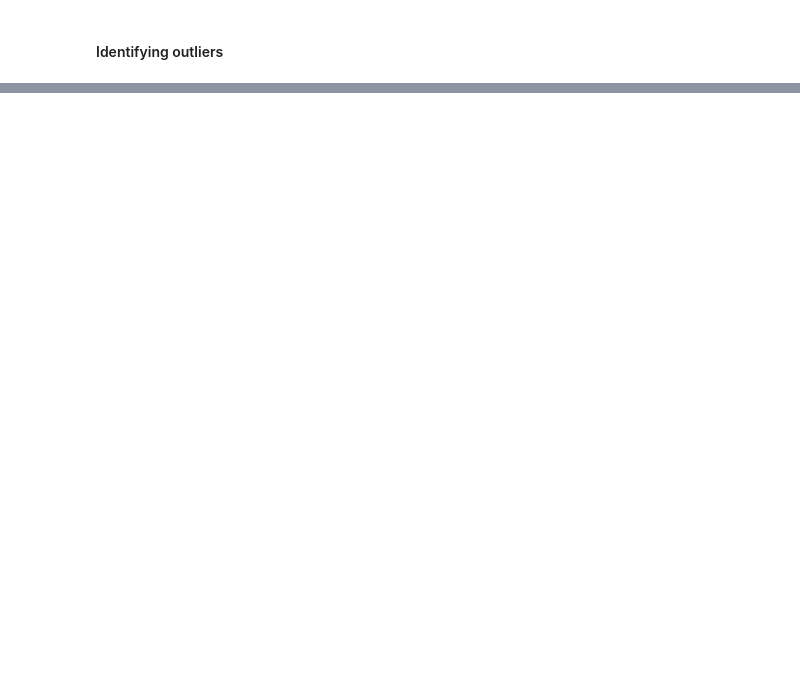
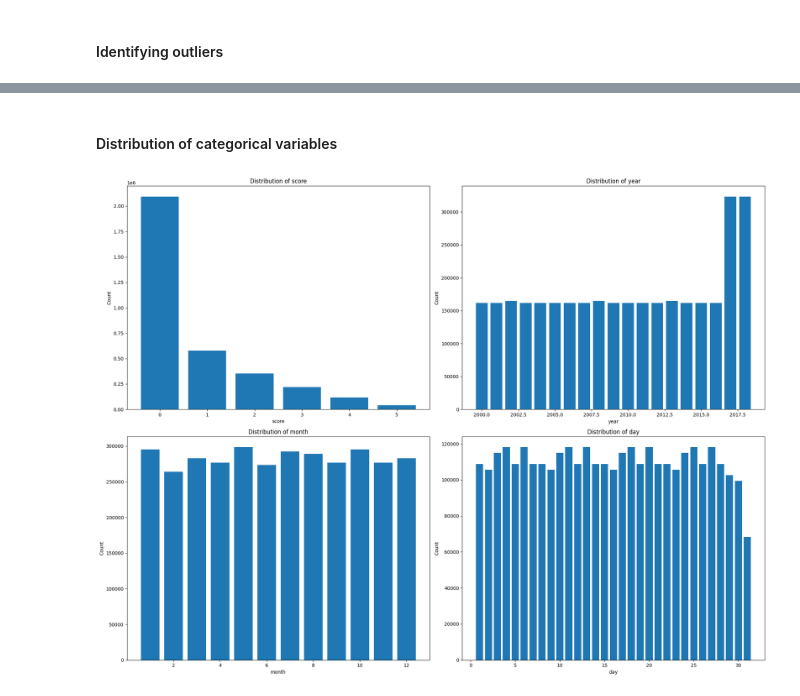
Before and after one commit to SantiagoEnriqueGA/drought_prediction_pytorch, a Jupyter notebook: droughtPrediction.ipynb, the cells around one changed output, grey strips where cells are left out. Saved outputs shown, nothing was run; the diff lists cells and outputs as text; code cells hidden in the pictures; blank space fills up the shorter version.

```diff
--- a/droughtPrediction.ipynb
+++ b/droughtPrediction.ipynb
@@ -257,0 +299,28 @@ Number of outliers: 282458
+# %% [markdown]
+#### Distribution of categorical variables
+# %%
+categorical = ['score','year','month','day']
+drought_categorical = drought_df[categorical]
+# %%
+# Calculate number of rows and columns needed
+n_measures = len(categorical)
+n_cols = 2  # Number of columns
+n_rows = 2
+
+fig, axes = plt.subplots(n_rows, n_cols, figsize=(20, 15))
+axes = axes.flatten()  # Flatten to easily iterate over
+
+# Plot bar charts
+for ax, col_name in zip(axes, categorical):
+    ax.bar(drought_categorical[col_name].value_counts().index, drought_categorical[col_name].value_counts().values)
+    ax.set_xlabel(col_name)
+    ax.set_ylabel('Count')
+    ax.set_title(f'Distribution of {col_name}')
+
+# Adjust layout to prevent overlap
+plt.tight_layout()
+
+# Show the plot
+plt.show()
+# %% [output]
+[figure, added]
```
Also changed, not shown: parts of 56 cells of this notebook, 1 other file.
